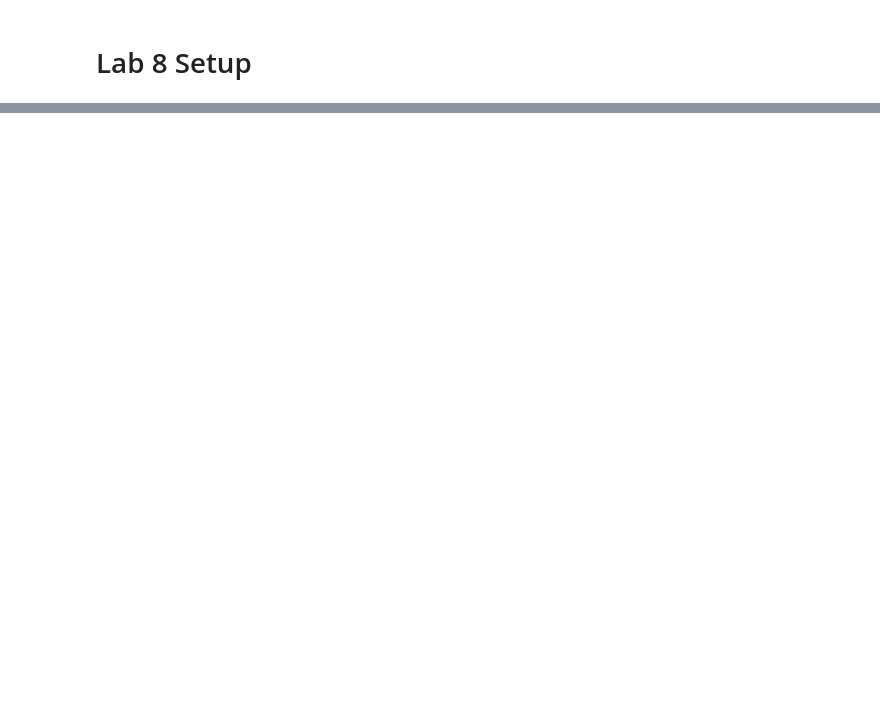
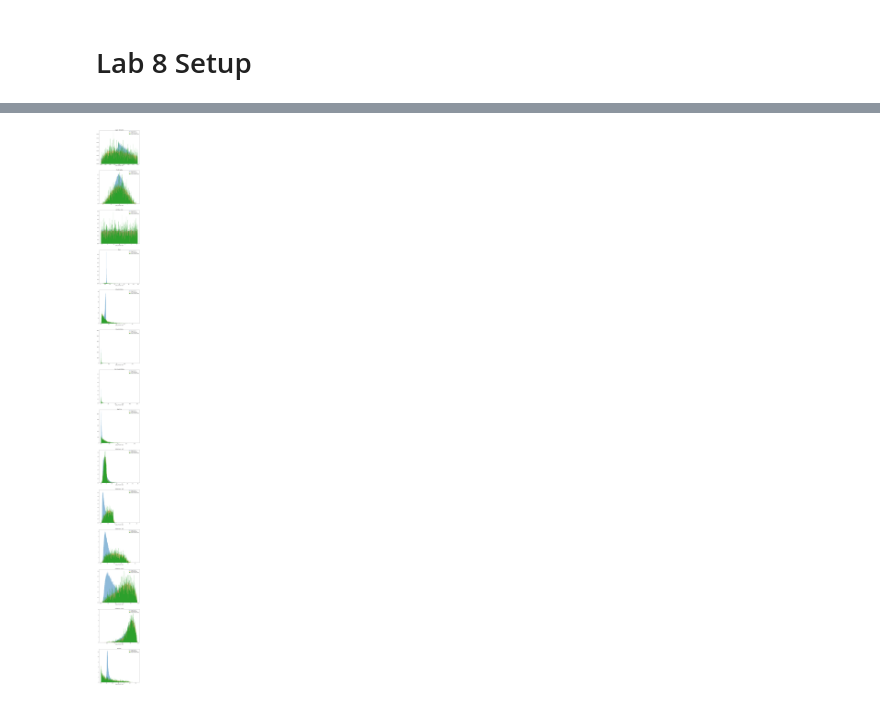
Before and after one commit to cseydlitz/phys434, a Jupyter notebook: FinalLab.ipynb, the cells around one changed output, grey strips where cells are left out. Cells and saved outputs as stored; diff of their text form; code cells hidden in the pictures; blank space fills up the shorter version.

```diff
--- a/FinalLab.ipynb
+++ b/FinalLab.ipynb
@@ -626,9 +619,3 @@ P1.close()
 P2 = h5py.File('data_lowLumi_pt_1000_1200.h5', 'r')
 lowLum = np.array(P2.get('data/block0_values'))
 P2.close()
-# %%
-fig,ax=plt.subplots(14, 1, figsize=(10,140))
-
-for i in range(0,14):
-    ax[i].hist(highLum[:,i],bins=500)
-plt.show()
@@ -636,0 +626,29 @@ plt.show()
+# %%
+fig,ax=plt.subplots(14, 1, figsize=(10,140))
+
+for i in range(0,14):
+    ax[i].hist(
+        higgs_qcd_stuff.get(features_list[i]).get('higgs_detail').get('data',""),
+        500,
+        alpha=.5,
+        density=True,
+        label=higgs_qcd_stuff.get(features_list[i]).get('higgs_detail').get('legend_label',""))
+    # Creating a histogram of QCD data
+    ax[i].hist(
+        higgs_qcd_stuff.get(features_list[i]).get('qcd_detail').get('data',""),
+        500,
+        alpha=.5,
+        density=True,
+        label=higgs_qcd_stuff.get(features_list[i]).get('qcd_detail').get('legend_label',""))
+    ax[i].hist(highLum[:,i],
+        bins=500,
+        density=True,
+        label="High-Luminosity Data" )
+    # Setting graph details that are not sensitive to data source
+    ax[i].set_title(higgs_qcd_stuff.get(features_list[i]).get('title',''))
+    ax[i].set_xlabel("Low-Luminosity Data")
+    ax[i].legend(loc='upper right')
+
+plt.show()
+# %% [output]
+[figure, added]
```
Also changed, not shown: parts of 51 cells of this notebook, 2 other files.
